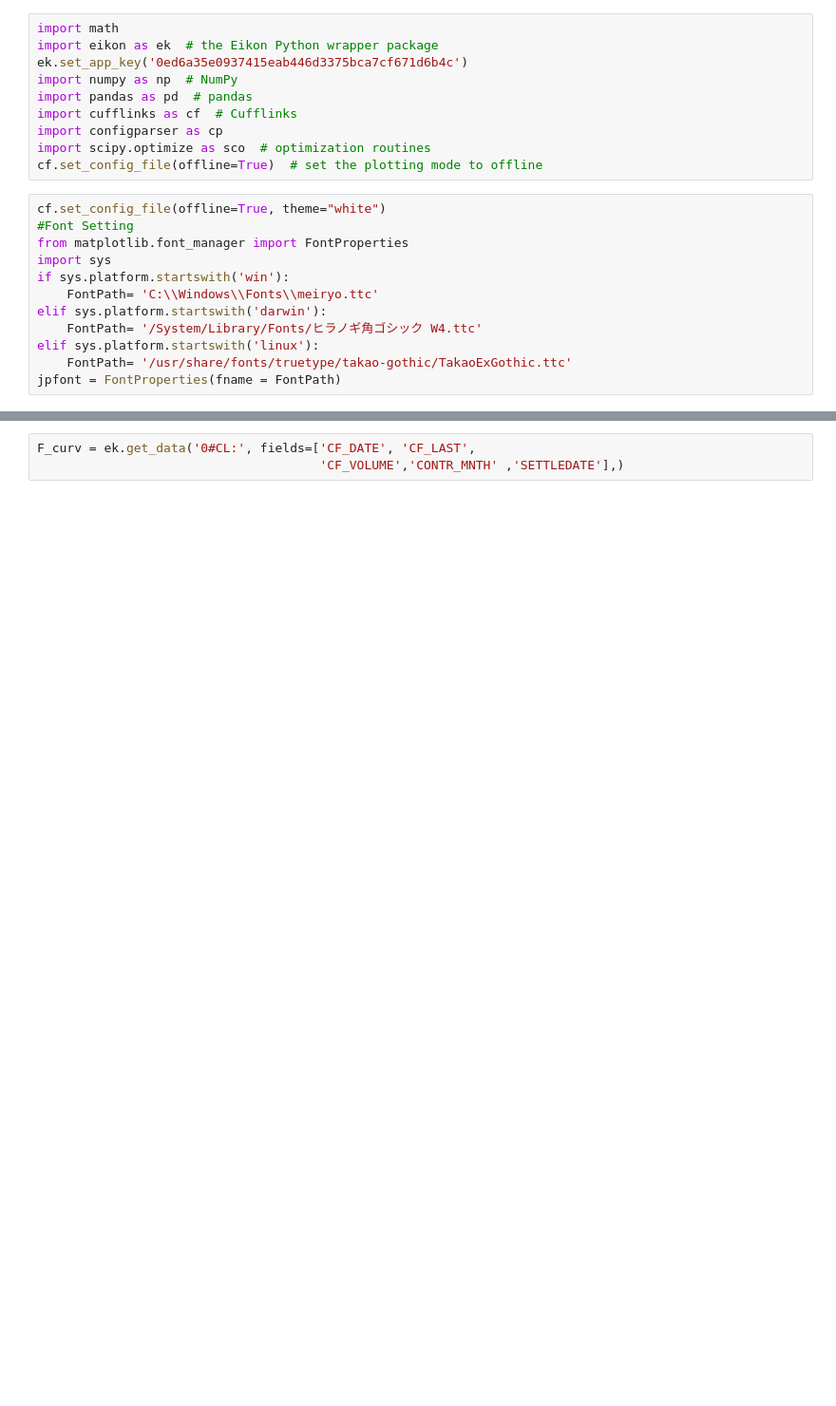
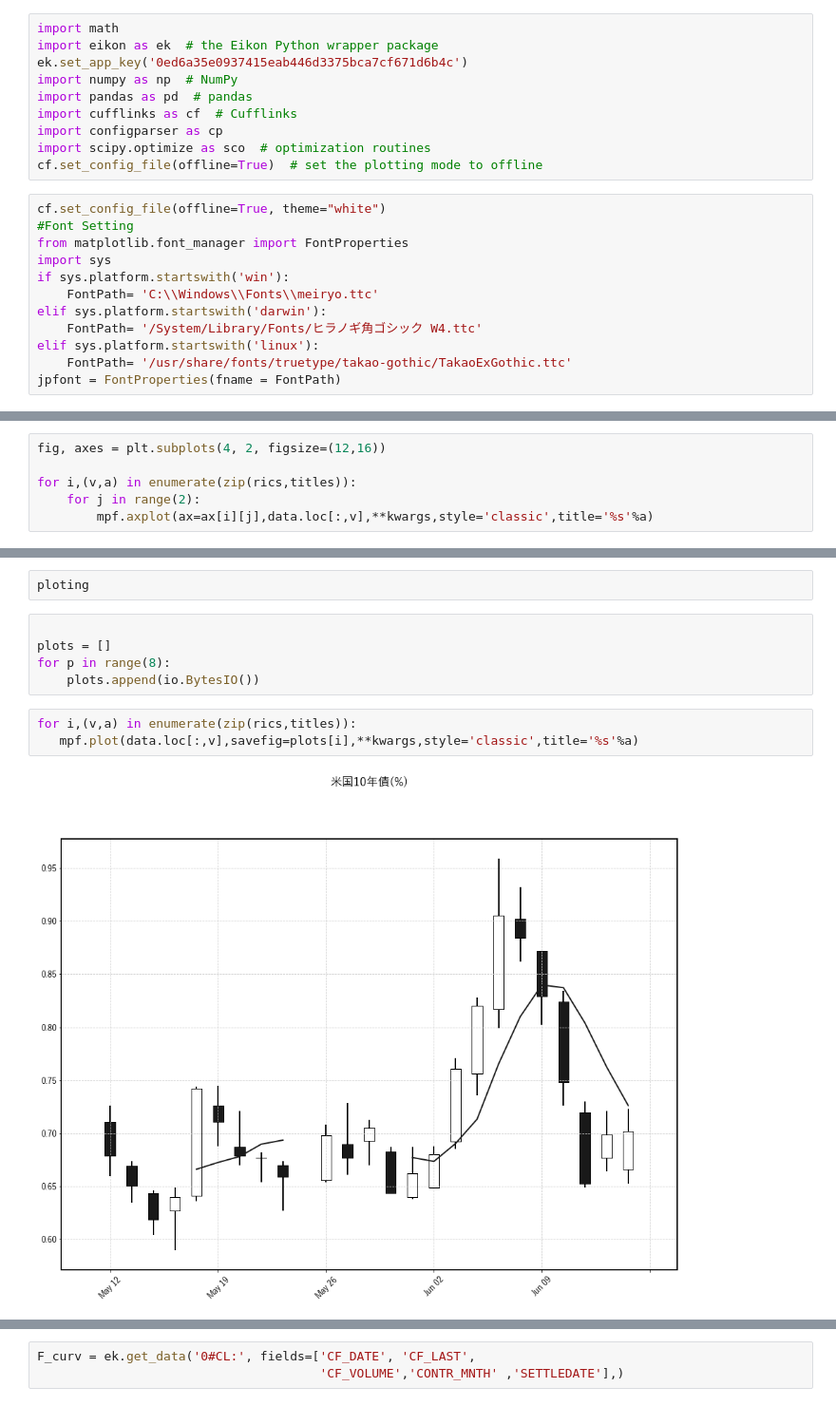
Before and after one commit to NagaoKosuke/HOME, a Jupyter notebook: syutoku.ipynb, the cells around one changed output, grey strips where cells are left out. Shown at 95% size. Drawn from its saved outputs; the diff is of its cells as text; blank space fills up the shorter version.

```diff
--- a/syutoku.ipynb
+++ b/syutoku.ipynb
@@ -125,0 +254,6 @@ YC.tail()
+# %%
+fig, axes = plt.subplots(4, 2, figsize=(12,16))
+
+for i,(v,a) in enumerate(zip(rics,titles)):
+    for j in range(2):
+        mpf.axplot(ax=ax[i][j],data.loc[:,v],**kwargs,style='classic',title='%s'%a)
@@ -125,0 +278,12 @@ YC.tail()
+# %%
+ploting
+# %%
+
+plots = []
+for p in range(8):
+    plots.append(io.BytesIO())
+# %%
+for i,(v,a) in enumerate(zip(rics,titles)):
+   mpf.plot(data.loc[:,v],savefig=plots[i],**kwargs,style='classic',title='%s'%a)
+# %% [output]
+[figure, added]
```
Also changed, not shown: parts of 61 cells of this notebook.
